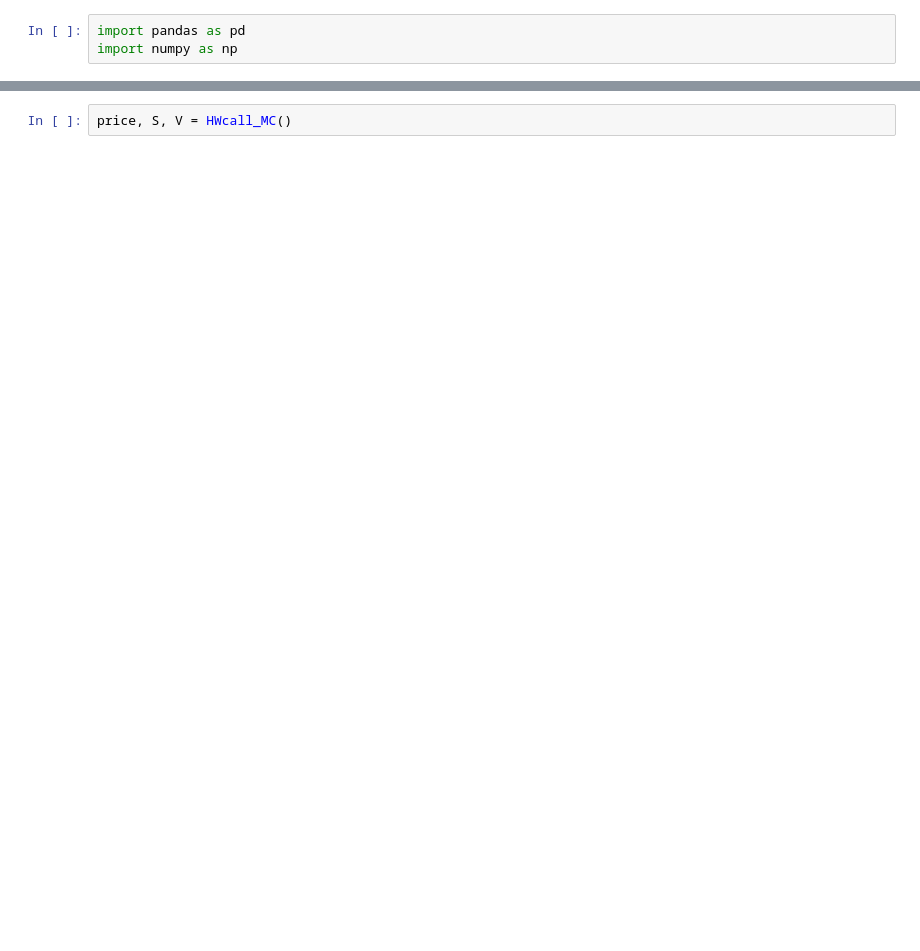
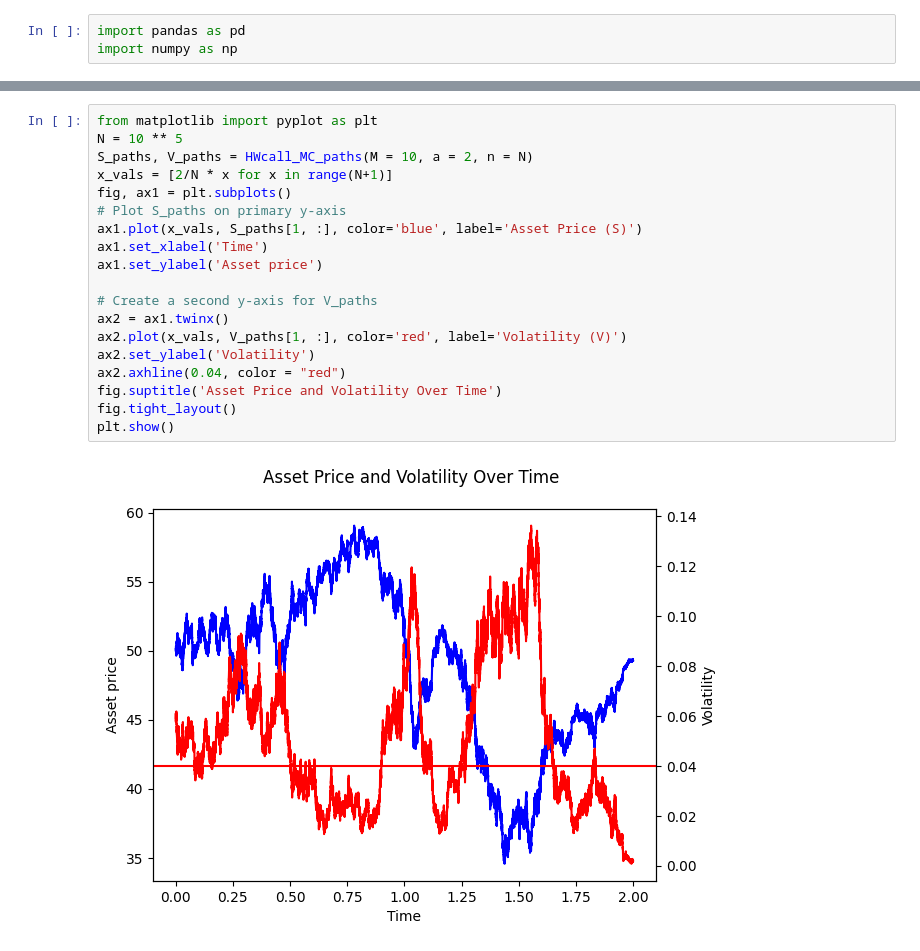
Before and after one commit to stagajda/Finanse_Obliczeniowe, a Jupyter notebook: Projekt/kod_projekt copy.ipynb, the cells around one changed output, grey strips where cells are left out. Saved outputs shown, nothing was run; the diff lists cells and outputs as text; blank space fills up the shorter version.

```diff
--- a/Projekt/kod_projekt copy.ipynb
+++ b/Projekt/kod_projekt copy.ipynb
@@ -77,2 +84,21 @@ def HWcall_MC(S0=50, V0=0.06, r=0.05, sigma=0.4, a=2, b=0.04, alpha=0.5,
-# %%
-price, S, V = HWcall_MC()
+# %%
+from matplotlib import pyplot as plt
+N = 10 ** 5
+S_paths, V_paths = HWcall_MC_paths(M = 10, a = 2, n = N)
+x_vals = [2/N * x for x in range(N+1)]
+fig, ax1 = plt.subplots()
+# Plot S_paths on primary y-axis
+ax1.plot(x_vals, S_paths[1, :], color='blue', label='Asset Price (S)')
+ax1.set_xlabel('Time')
+ax1.set_ylabel('Asset price')
+
+# Create a second y-axis for V_paths
+ax2 = ax1.twinx()
+ax2.plot(x_vals, V_paths[1, :], color='red', label='Volatility (V)')
+ax2.set_ylabel('Volatility')
+ax2.axhline(0.04, color = "red")
+fig.suptitle('Asset Price and Volatility Over Time')
+fig.tight_layout()
+plt.show()
+# %% [output]
+[figure, added]
```
Also changed, not shown: parts of 19 cells of this notebook, 1 other file.
